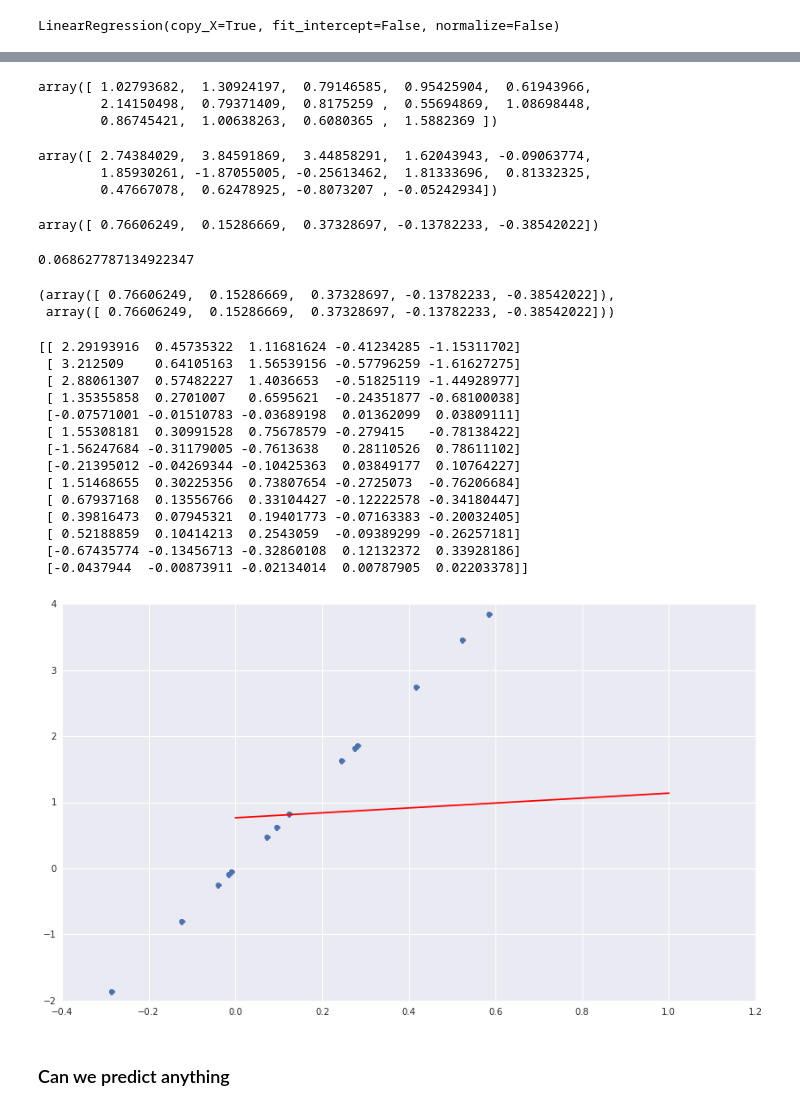
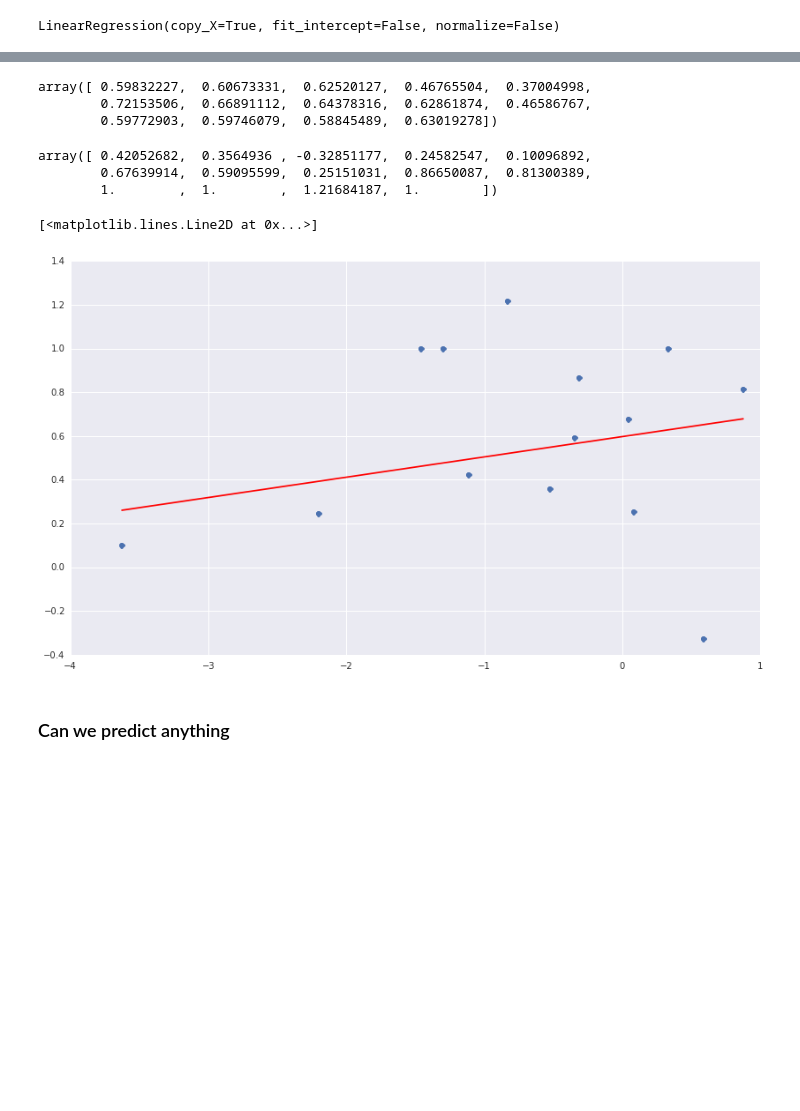
Before and after one commit to VictoriaDM/tulip, a Jupyter notebook: src/preliminary_study_on_regression.ipynb, the cells around one changed output, grey strips where cells are left out. Saved outputs shown, nothing was run; the diff lists cells and outputs as text; code cells hidden in the pictures; blank space fills up the shorter version.

```diff
--- a/src/preliminary_study_on_regression.ipynb
+++ b/src/preliminary_study_on_regression.ipynb
@@ -51,0 +32,4 @@ df
+# %%
+p = tulip.Tulip('PLX')
+df = p.data
+df
@@ -80,7 +101,7 @@ IC50 = pd.read_json('../data/IC50.json')
 IC50 = IC50.ix[inhibitor]
 # !!!!!!!!!!!!!!!!!!!!!
 # fill NA with zeros for now otherwise beta estimate fails
-IC50 = IC50.fillna(0)
+IC50 = IC50.fillna(1)  # not zero since we divide by Y in some places
 Y = IC50.values
 #Y = np.exp(IC50.values) # to express in micro mol ?
 Y
@@ -94,10 +115,12 @@ array([ 2.74384029,  3.84591869,  3.44858291,  1.62043943, -0.09063774,
 We select some measurents believed to be transcription factor
 # %%
 TFs =  ['one', 'GSK3', 'IkBa',  'ERK', 'RPS6', 'RSKp90', 'SMAD2', 'cJun', 'p38', 'mTOR']
-TFs =  ['one',  'ERK',  'RSKp90', 'cJun', 'mTOR']
-#TFs = ['mTOR', 'AKT']
+TFs =  ['one',  'ERK',  'RSKp90', 'cJun', 'mTOR', 'SMAD2']
+#TFs =  ['one',  'ERK',  'RSKp90', 'mTOR']
+#TFs = df.columns[0:]
+#TFs = ['one', 'mTOR']
 X = df[TFs].as_matrix()
 X.shape
 #X = X.transpose()
-X
+#X
 # %% [output]
@@ -278,53 +293,31 @@ array([ 0.76606249,  0.15286669,  0.37328697, -0.13782233, -0.38542022])
 # %%
-Xp = X +np.random.randn(N,p)*0
+Xp = X +np.random.randn(N,p)*0.
 reg.predict(Xp)
 # %% [output]
-array([ 1.02793682,  1.30924197,  0.79146585,  0.95425904,  0.61943966,
-        2.14150498,  0.79371409,  0.8175259 ,  0.55694869,  1.08698448,
-        0.86745421,  1.00638263,  0.6080365 ,  1.5882369 ])
+array([ 0.59832227,  0.60673331,  0.62520127,  0.46765504,  0.37004998,
+        0.72153506,  0.66891112,  0.64378316,  0.62861874,  0.46586767,
+        0.59772903,  0.59746079,  0.58845489,  0.63019278])
-# %%
-Y
-# %% [output]
-array([ 2.74384029,  3.84591869,  3.44858291,  1.62043943, -0.09063774,
-        1.85930261, -1.87055005, -0.25613462,  1.81333696,  0.81332325,
-        0.47667078,  0.62478925, -0.8073207 , -0.05242934])
-# %%
-beta
-# %% [output]
-array([ 0.76606249,  0.15286669,  0.37328697, -0.13782233, -0.38542022])
 # %%
-
-reg.score(Xp, Y)
+#Xp = X2
+reg.score(X, Y)
+Y
 # %% [output]
-0.068627787134922347
+array([ 0.42052682,  0.3564936 , -0.32851177,  0.24582547,  0.10096892,
+        0.67639914,  0.59095599,  0.25151031,  0.86650087,  0.81300389,
+        1.        ,  1.        ,  1.21684187,  1.        ])
-# %%
-beta, reg.coef_
-# %% [output]
-(array([ 0.76606249,  0.15286669,  0.37328697, -0.13782233, -0.38542022]),
- array([ 0.76606249,  0.15286669,  0.37328697, -0.13782233, -0.38542022]))
 # %%
 # contribution of a given beta to errors ?
-i = 2
-plot(beta[0]*0 + X[:,i] * beta[i], Y, 'o', label=TFs[1])
-xr = linspace(0,1,14); plot(xr, beta[0] + xr * beta[i], 'r-')
-
-print X
+i = 1
+data = beta[0] + Xp[:,i]*beta[i]
+plot(Xp[:,i], Y,'o', label=TFs[1])
+m = min(Xp[:,i]).min()
+M = max(Xp[:,i]).max()
+xr = linspace(m,M,14)
+plot(xr, beta[0] + xr * beta[i], 'r-')
+#beta[0]
 # %% [output]
-[[ 2.29193916  0.45735322  1.11681624 -0.41234285 -1.15311702]
- [ 3.212509    0.64105163  1.56539156 -0.57796259 -1.61627275]
- [ 2.88061307  0.57482227  1.4036653  -0.51825119 -1.44928977]
- [ 1.35355858  0.2701007   0.6595621  -0.24351877 -0.68100038]
- [-0.07571001 -0.01510783 -0.03689198  0.01362099  0.03809111]
- [ 1.55308181  0.30991528  0.75678579 -0.279415   -0.78138422]
- [-1.56247684 -0.31179005 -0.7613638   0.28110526  0.78611102]
- [-0.21395012 -0.04269344 -0.10425363  0.03849177  0.10764227]
- [ 1.51468655  0.30225356  0.73807654 -0.2725073  -0.76206684]
- [ 0.67937168  0.13556766  0.33104427 -0.12222578 -0.34180447]
- [ 0.39816473  0.07945321  0.19401773 -0.07163383 -0.20032405]
- [ 0.52188859  0.10414213  0.2543059  -0.09389299 -0.26257181]
- [-0.67435774 -0.13456713 -0.32860108  0.12132372  0.33928186]
- [-0.0437944  -0.00873911 -0.02134014  0.00787905  0.02203378]]
+[<matplotlib.lines.Line2D at 0x...>]
-[figure, old version]
+[figure, new version]
 # %% [markdown]
 ### Can we predict anything
 # %% [markdown]
```
Also changed, not shown: parts of 80 cells of this notebook, 1 other file.
